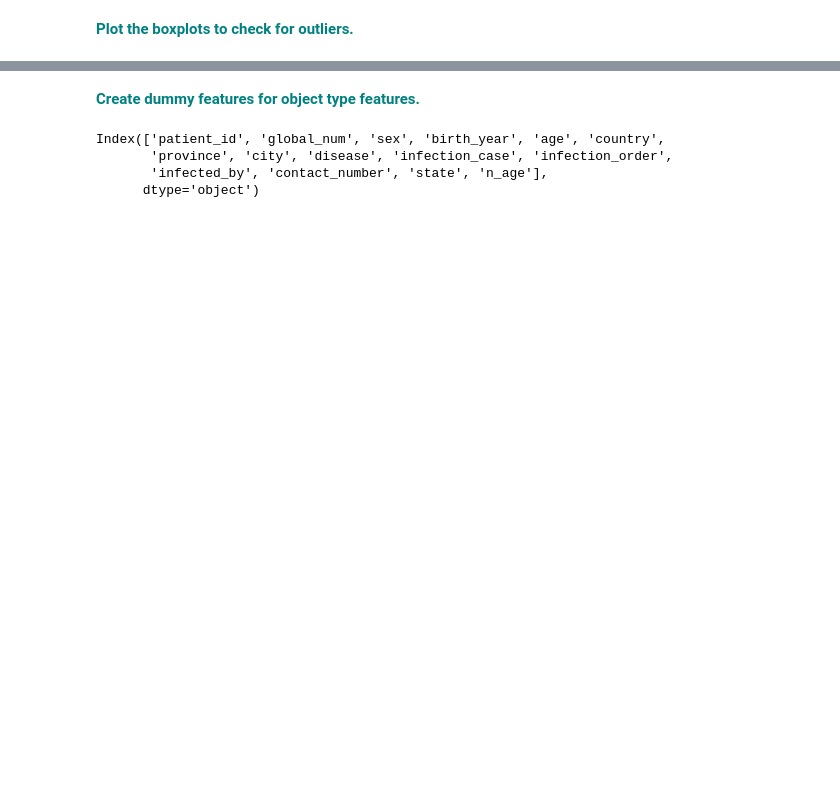
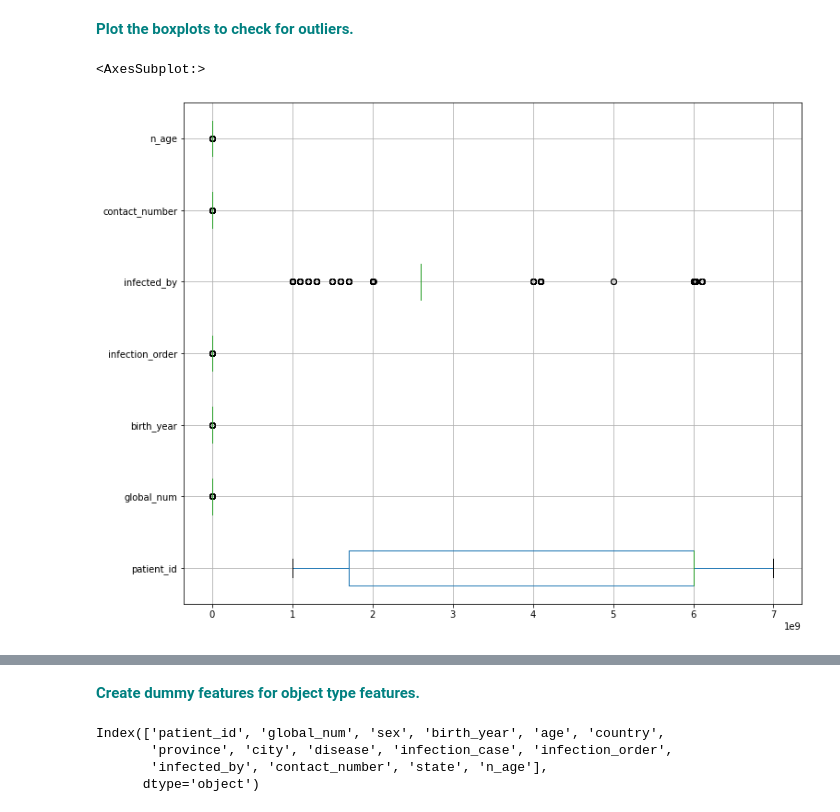
Before and after one commit to meskeremg/MeskiSBWork, a Jupyter notebook: RandomForest_casestudy_covid19 - Meskerem Goshime.ipynb, the cells around one changed output, grey strips where cells are left out. Saved outputs shown, nothing was run; the diff lists cells and outputs as text; code cells hidden in the pictures; blank space fills up the shorter version.

```diff
--- a/RandomForest_casestudy_covid19 - Meskerem Goshime.ipynb
+++ b/RandomForest_casestudy_covid19 - Meskerem Goshime.ipynb
@@ -344,3 +350,8 @@ sns.heatmap(df.corr());
 # %% [markdown]
 **<font color='teal'> Plot the boxplots to check for outliers. </font>**
+# %%
+df.boxplot(grid=True, vert=False, figsize=(12,10))
+# %% [output]
+<AxesSubplot:>
+[figure, added]
 # %%
```
Also changed, not shown: parts of 17 cells of this notebook.
